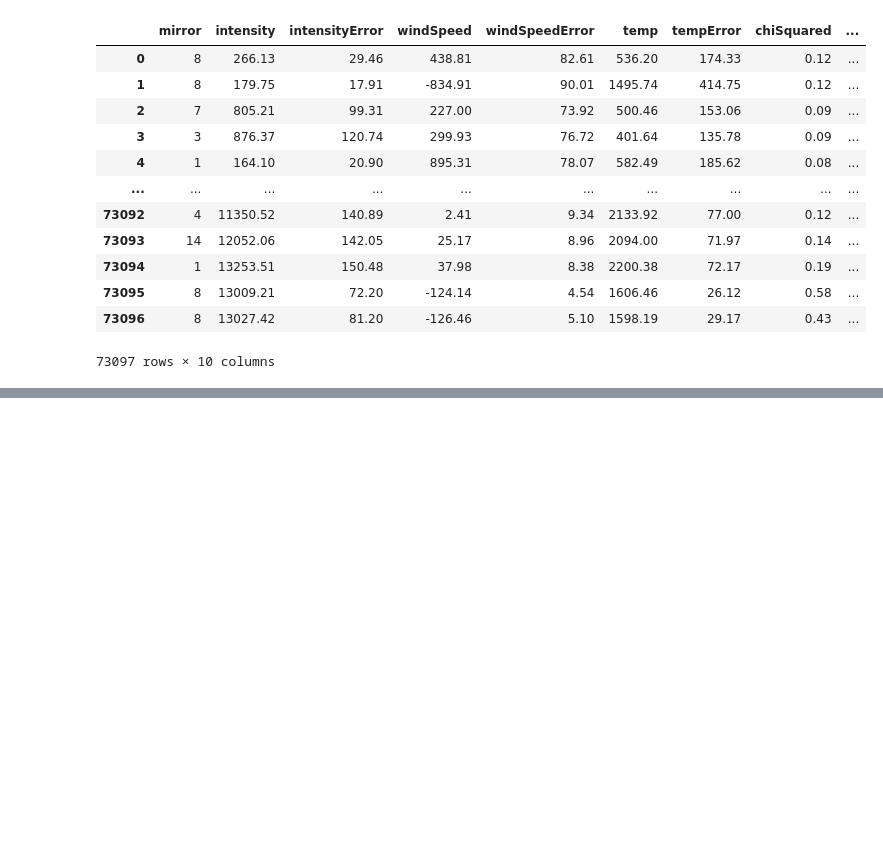
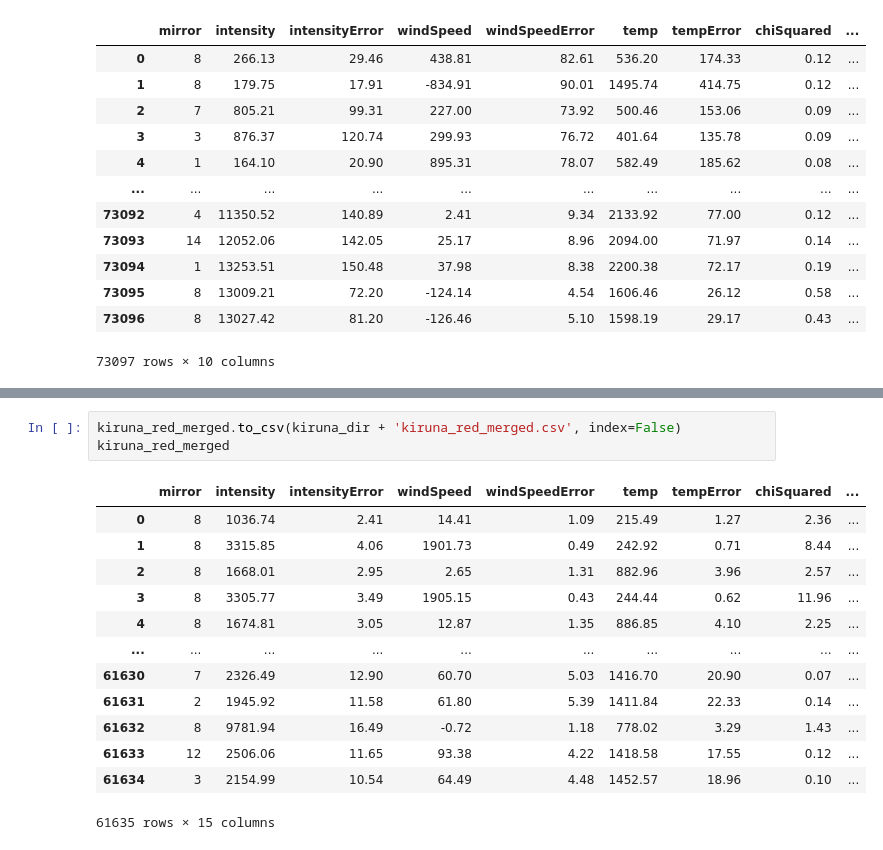
Before and after one commit to elliotdable/fp_ml_ucl, a Jupyter notebook: data_processing.ipynb, the cells around one changed output, grey strips where cells are left out. Cells and saved outputs as stored; diff of their text form; blank space fills up the shorter version.

```diff
--- a/data_processing.ipynb
+++ b/data_processing.ipynb
@@ -213,0 +284,17 @@ kiruna_red_fpi_data
+# %%
+kiruna_red_merged.to_csv(kiruna_dir + 'kiruna_red_merged.csv', index=False)
+kiruna_red_merged
+# %% [output]
+|  | mirror | intensity | intensityError | windSpeed | windSpeedError | temp | tempError | chiSquared | ... |
+| 0 | 8 | 1036.74 | 2.41 | 14.41 | 1.09 | 215.49 | 1.27 | 2.36 | ... |
+| 1 | 8 | 3315.85 | 4.06 | 1901.73 | 0.49 | 242.92 | 0.71 | 8.44 | ... |
+| 2 | 8 | 1668.01 | 2.95 | 2.65 | 1.31 | 882.96 | 3.96 | 2.57 | ... |
+| 3 | 8 | 3305.77 | 3.49 | 1905.15 | 0.43 | 244.44 | 0.62 | 11.96 | ... |
+| 4 | 8 | 1674.81 | 3.05 | 12.87 | 1.35 | 886.85 | 4.10 | 2.25 | ... |
+| ... | ... | ... | ... | ... | ... | ... | ... | ... | ... |
+| 61630 | 7 | 2326.49 | 12.90 | 60.70 | 5.03 | 1416.70 | 20.90 | 0.07 | ... |
+| 61631 | 2 | 1945.92 | 11.58 | 61.80 | 5.39 | 1411.84 | 22.33 | 0.14 | ... |
+| 61632 | 8 | 9781.94 | 16.49 | -0.72 | 1.18 | 778.02 | 3.29 | 1.43 | ... |
+| 61633 | 12 | 2506.06 | 11.65 | 93.38 | 4.22 | 1418.58 | 17.55 | 0.12 | ... |
+| 61634 | 3 | 2154.99 | 10.54 | 64.49 | 4.48 | 1452.57 | 18.96 | 0.10 | ... |
+61635 rows × 15 columns
```
Also changed, not shown: parts of 9 cells of this notebook.
